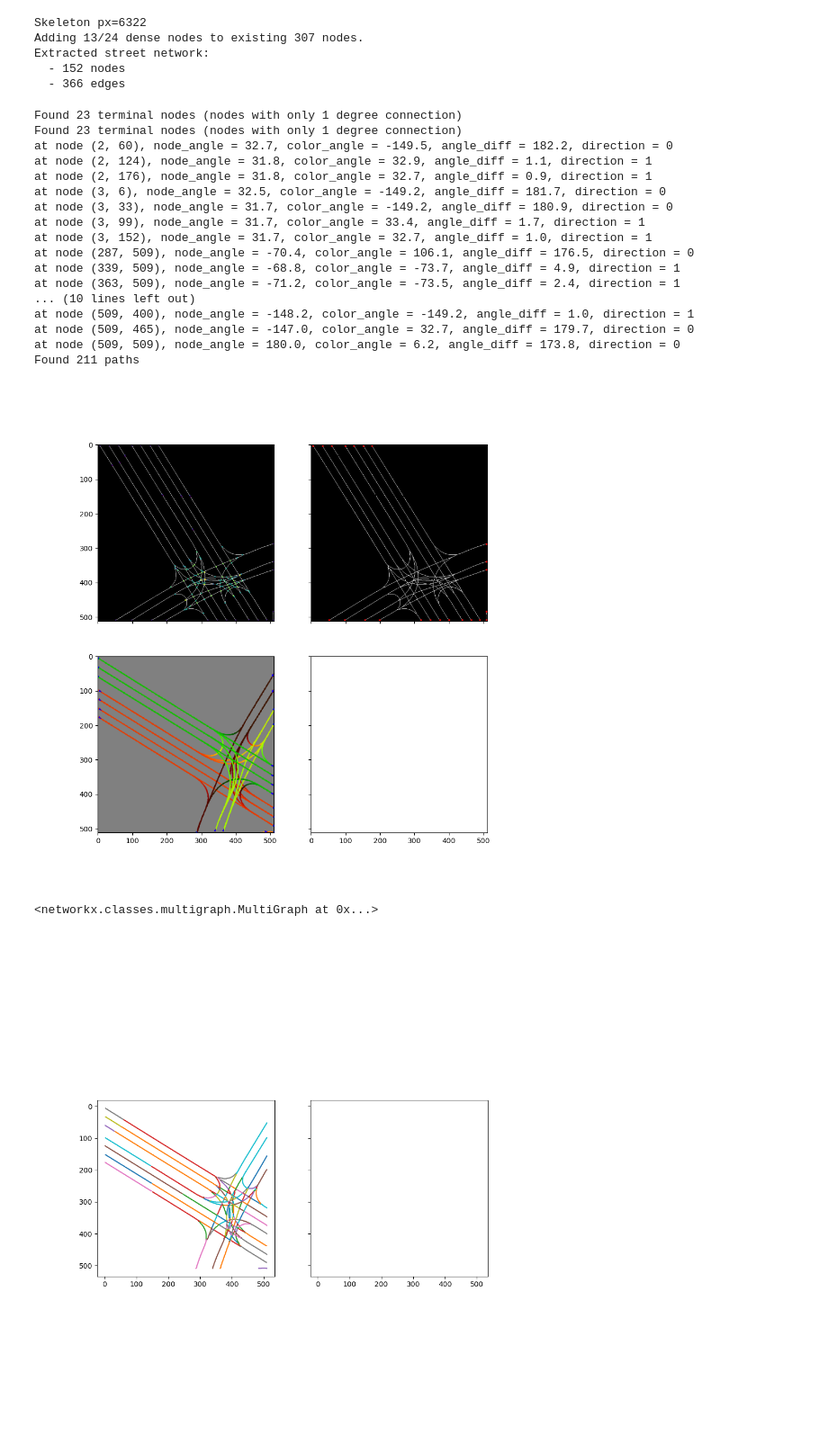
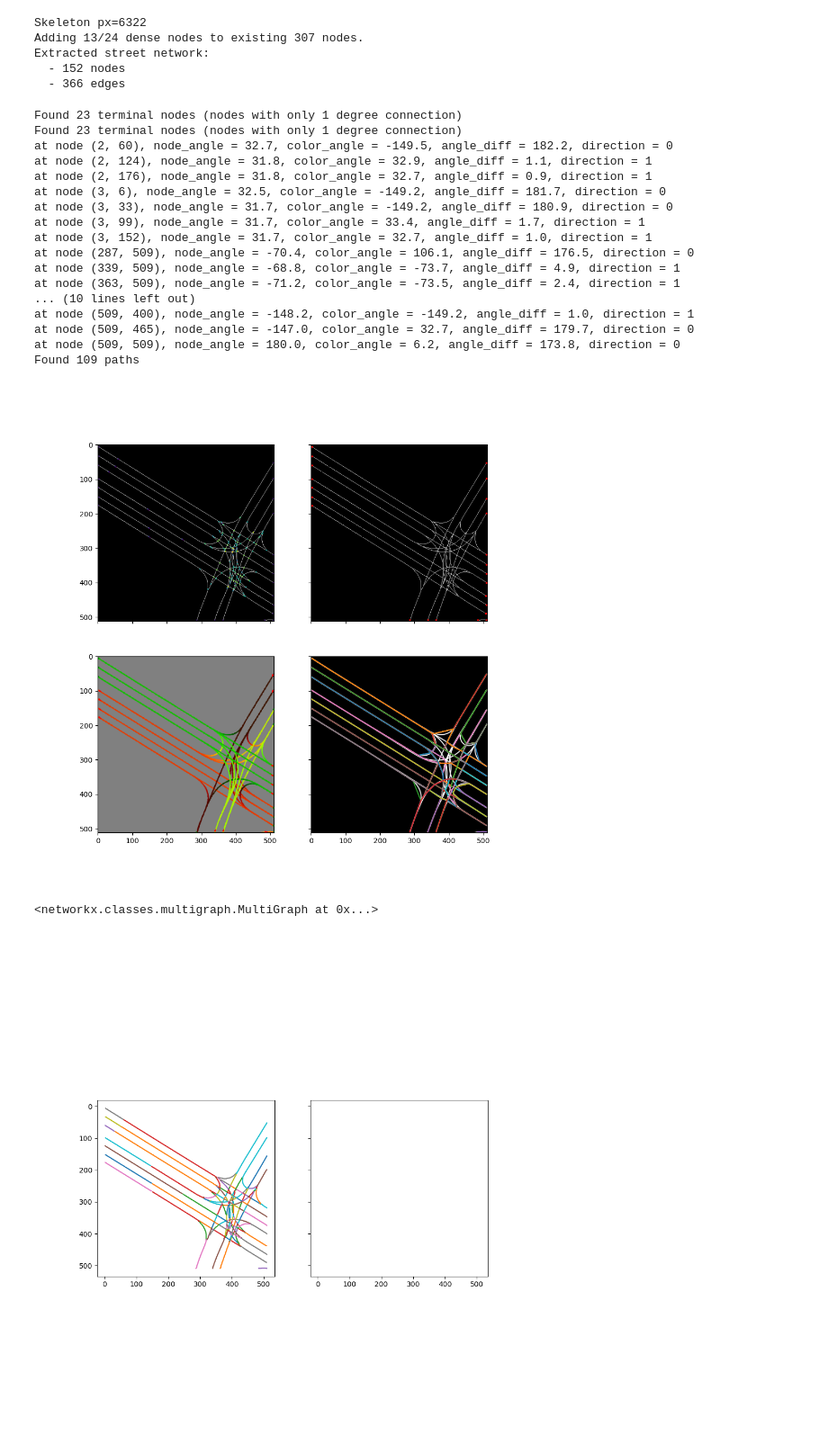
Before and after one commit to Excitablecell/extract-raster-network, a Jupyter notebook: extract_lanes.ipynb, the cells around one changed output. Shown: that part at 90% size. Drawn from its saved outputs; the diff is of its cells as text; code cells hidden in the pictures.

```diff
--- a/extract_lanes.ipynb
+++ b/extract_lanes.ipynb
@@ -115,17 +115,23 @@ def track_path(path: list) -> np.ndarray:
 
 def path_is_valid(path: list) -> bool:
 
-    return False
+    return True
 
 
-def find_paths_among_terminals(graph: nx.Graph, nodes: list[tuple], thresh: int=4) -> list[list]:
+def find_paths_among_terminals(graph: nx.Graph, inlets: np.ndarray, outlets: np.ndarray, thresh: int=4) -> list[list]:
+    inlets_T = inlets.T.astype(int)
+    outlets_T = outlets.T.astype(int)
+    inlets = list(zip(inlets_T[0], inlets_T[1]))
+    outlets = list(zip(outlets_T[0], outlets_T[1]))
+
     paths = []
-    for i, n1 in enumerate(nodes):
-        for j, n2 in enumerate(nodes[i+1:]):
-            if nx.has_path(graph, n1, n2):
+    for n1 in inlets:
+        for n2 in outlets:
+            if nx.has_path(graph, source=n1, target=n2):
                 path = nx.shortest_path(graph, n1, n2, weight=None, method='dijkstra')
                 # print(f'From {n1} to {n2}: {path}')
-                paths.append(path)
+                if path_is_valid(path):
+                    paths.append(np.array(path))
 
     print(f'Found {len(paths)} paths')
     return paths
@@ -138,63 +144,66 @@ def connect_terminal_nodes(graph: nx.Graph) -> nx.Graph:
 
     nodes = np.array([node for (node, degree) in graph.degree()], dtype=float)
     degrees = np.array([degree for (node, degree) in graph.degree()], dtype=float)
-    axes[0].imshow(skel, cmap='gray')
-    axes[0].scatter(nodes[:, 1], nodes[:, 0], c=degrees, s=1)
+    axes[0].imshow(skel.T, cmap='gray')
+    axes[0].scatter(nodes[:, 0], nodes[:, 1], c=degrees, s=1)
 
     nodes_1_degree = find_terminal_nodes(graph)
     graph = connect_small_gaps(graph, nodes_1_degree, thresh=8)
     nodes_1_degree_np = np.array(nodes_1_degree)
-    axes[1].imshow(skel, cmap='gray')
-    axes[1].scatter(nodes_1_degree_np[:, 1], nodes_1_degree_np[:, 0], c='red', s=3)
+    axes[1].imshow(skel.T, cmap='gray')
+    axes[1].scatter(nodes_1_degree_np[:, 0], nodes_1_degree_np[:, 1], c='red', s=3)
 
     nodes_terminal = find_terminal_nodes(graph)
     nodes_directed = find_terminal_directions(graph, nodes_terminal, img_color)
-    nodes_terminal_np = np.array(nodes_terminal)
     nodes_directed_np = np.array(nodes_directed)
-    axes[2].imshow(img_color)
-    # axes[2].scatter(nodes_terminal_np[:, 0], nodes_terminal_np[:, 1], c='red', s=3)
 
     inlets = nodes_directed_np[nodes_directed_np[:, -1] > 0.5]
     outlets = nodes_directed_np[nodes_directed_np[:, -1] < 0.5]
 
+    axes[2].imshow(img_color)
     axes[2].quiver(inlets[:, 0], inlets[:, 1], inlets[:, 2], inlets[:, 3],
                    color='r', angles='xy', scale_units='xy', scale=0.1)
     axes[2].quiver(outlets[:, 0], outlets[:, 1], outlets[:, 2], outlets[:, 3],
                    color='g', angles='xy', scale_units='xy', scale=0.1)
     # axes[2].quiver(nodes_directed_np[:, 0], nodes_directed_np[:, 1], nodes_directed_np[:, 4], nodes_directed_np[:, 5],
     #                color='b', angles='xy', scale_units='xy', scale=0.1)
-    paths = find_paths_among_terminals(graph, nodes_terminal)
+    paths = find_paths_among_terminals(graph, inlets, outlets)
 
+    axes[3].imshow(img_gray)
+    for i, path in enumerate(paths):
+        xs = path[:, 0]
+        ys = path[:, 1]
+        axes[3].plot(xs, ys)
 
     axes[0].set_aspect('equal')
     axes[1].set_aspect('equal')
     axes[2].set_aspect('equal')
     axes[3].set_aspect('equal')
 
     plt.show()
 
     return graph
 
 connect_terminal_nodes(graph)
 # %% [output]
 Found 23 terminal nodes (nodes with only 1 degree connection)
 Found 23 terminal nodes (nodes with only 1 degree connection)
 at node (2, 60), node_angle = 32.7, color_angle = -149.5, angle_diff = 182.2, direction = 0
 at node (2, 124), node_angle = 31.8, color_angle = 32.9, angle_diff = 1.1, direction = 1
 at node (2, 176), node_angle = 31.8, color_angle = 32.7, angle_diff = 0.9, direction = 1
 at node (3, 6), node_angle = 32.5, color_angle = -149.2, angle_diff = 181.7, direction = 0
 at node (3, 33), node_angle = 31.7, color_angle = -149.2, angle_diff = 180.9, direction = 0
 at node (3, 99), node_angle = 31.7, color_angle = 33.4, angle_diff = 1.7, direction = 1
 at node (3, 152), node_angle = 31.7, color_angle = 32.7, angle_diff = 1.0, direction = 1
 at node (287, 509), node_angle = -70.4, color_angle = 106.1, angle_diff = 176.5, direction = 0
 at node (339, 509), node_angle = -68.8, color_angle = -73.7, angle_diff = 4.9, direction = 1
 at node (363, 509), node_angle = -71.2, color_angle = -73.5, angle_diff = 2.4, direction = 1
 ... (10 lines left out)
 at node (509, 400), node_angle = -148.2, color_angle = -149.2, angle_diff = 1.0, direction = 1
 at node (509, 465), node_angle = -147.0, color_angle = 32.7, angle_diff = 179.7, direction = 0
 at node (509, 509), node_angle = 180.0, color_angle = 6.2, angle_diff = 173.8, direction = 0
-Found 211 paths
+Found 109 paths
-[figure, old version]
+[figure, new version]
 <networkx.classes.multigraph.MultiGraph at 0x...>
 # %%
 def plot_polylines(polylines: list) -> None:
```
